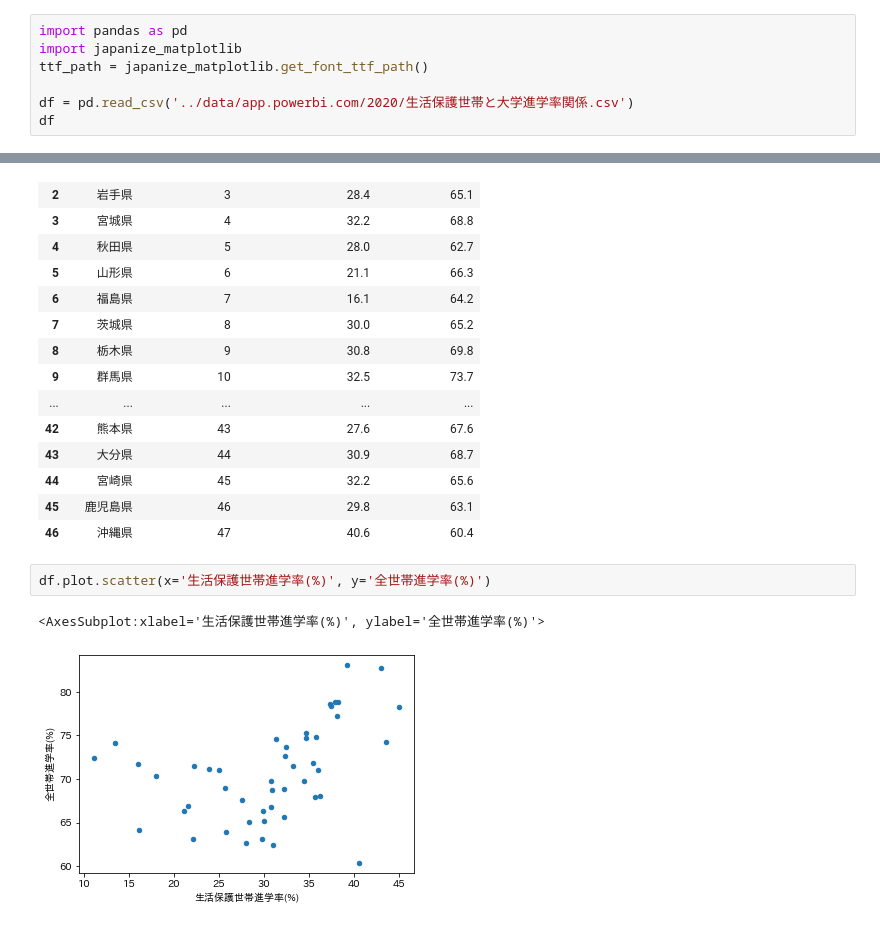
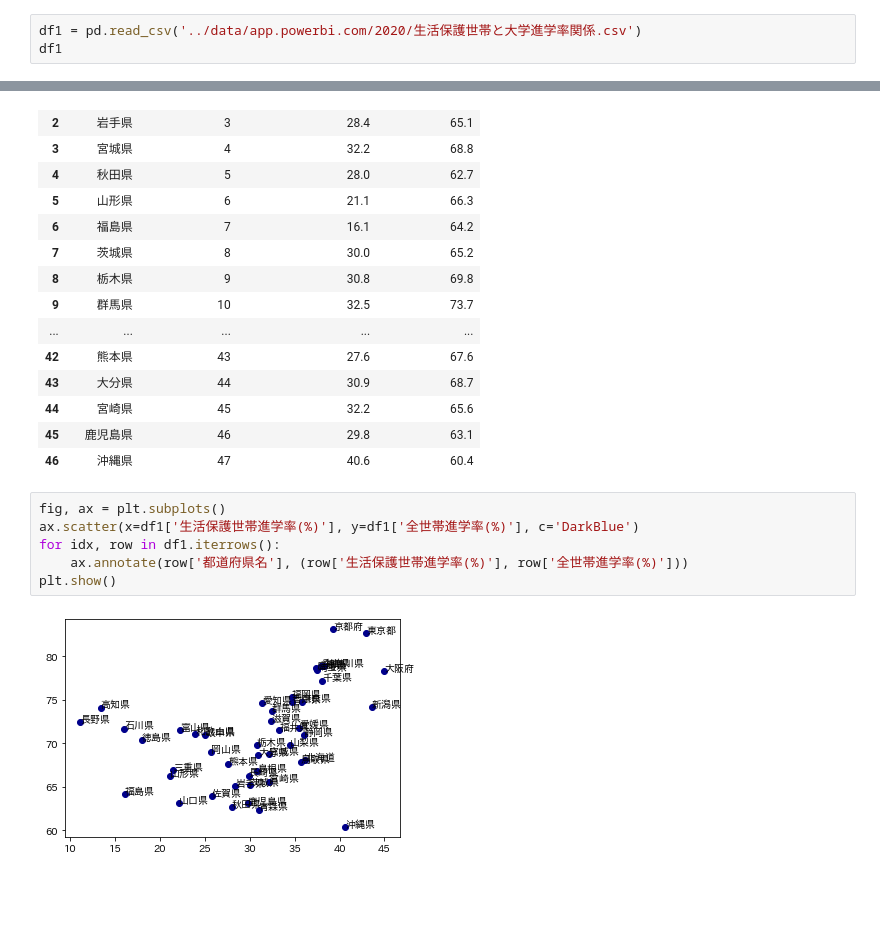
Before and after one commit to arakawatomonori/analyze-poverty, a Jupyter notebook: yuiseki/生活保護世帯と大学進学率関係.ipynb, the cells around one changed output, grey strips where cells are left out. Saved outputs shown, nothing was run; the diff lists cells and outputs as text; blank space fills up the shorter version.

```diff
--- a/yuiseki/生活保護世帯と大学進学率関係.ipynb
+++ b/yuiseki/生活保護世帯と大学進学率関係.ipynb
@@ -1,10 +6,6 @@
 # %%
-import pandas as pd
-import japanize_matplotlib
-ttf_path = japanize_matplotlib.get_font_ttf_path()
-
-df = pd.read_csv('../data/app.powerbi.com/2020/生活保護世帯と大学進学率関係.csv')
-df
+df1 = pd.read_csv('../data/app.powerbi.com/2020/生活保護世帯と大学進学率関係.csv')
+df1
 # %% [output]
 |  | 都道府県名 | 都道府県コード | 生活保護世帯進学率(%) | 全世帯進学率(%) |
 | 0 | 北海道 | 1 | 36.2 | 68.1 |
@@ -23,8 +24,11 @@ df
 | 44 | 宮崎県 | 45 | 32.2 | 65.6 |
 | 45 | 鹿児島県 | 46 | 29.8 | 63.1 |
 | 46 | 沖縄県 | 47 | 40.6 | 60.4 |
-# %%
-df.plot.scatter(x='生活保護世帯進学率(%)', y='全世帯進学率(%)')
-# %% [output]
-<AxesSubplot:xlabel='生活保護世帯進学率(%)', ylabel='全世帯進学率(%)'>
-[figure, removed]
+# %%
+fig, ax = plt.subplots()
+ax.scatter(x=df1['生活保護世帯進学率(%)'], y=df1['全世帯進学率(%)'], c='DarkBlue')
+for idx, row in df1.iterrows():
+    ax.annotate(row['都道府県名'], (row['生活保護世帯進学率(%)'], row['全世帯進学率(%)']))
+plt.show()
+# %% [output]
+[figure, added]
```
Also changed, not shown: parts of 7 cells of this notebook, 1 other file.
